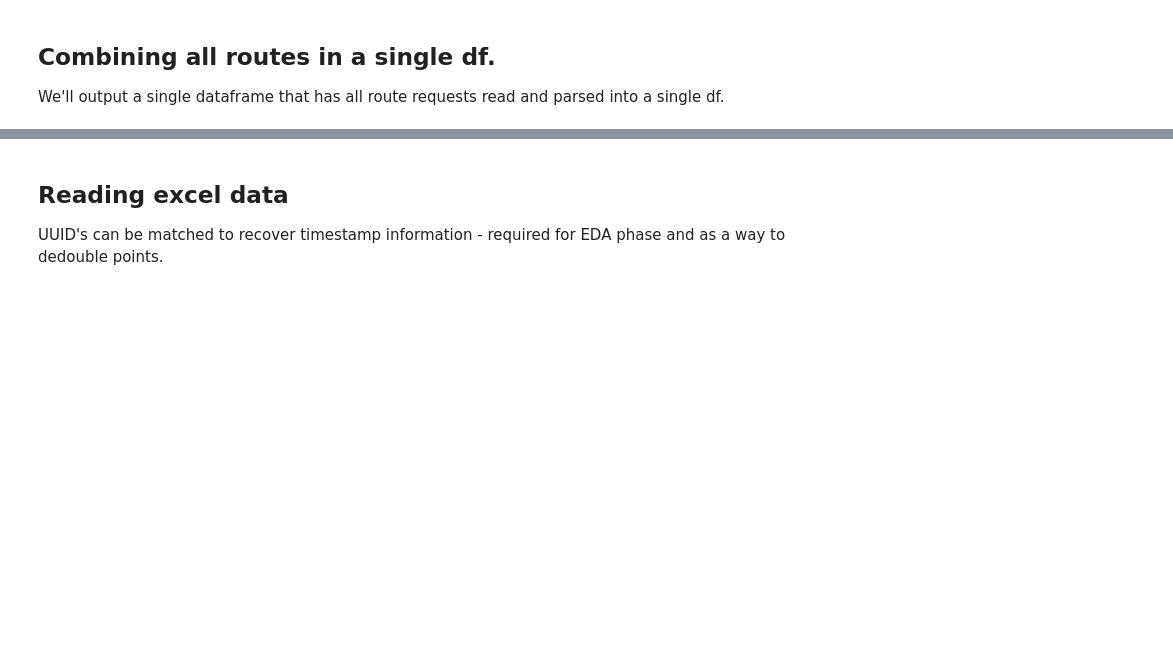
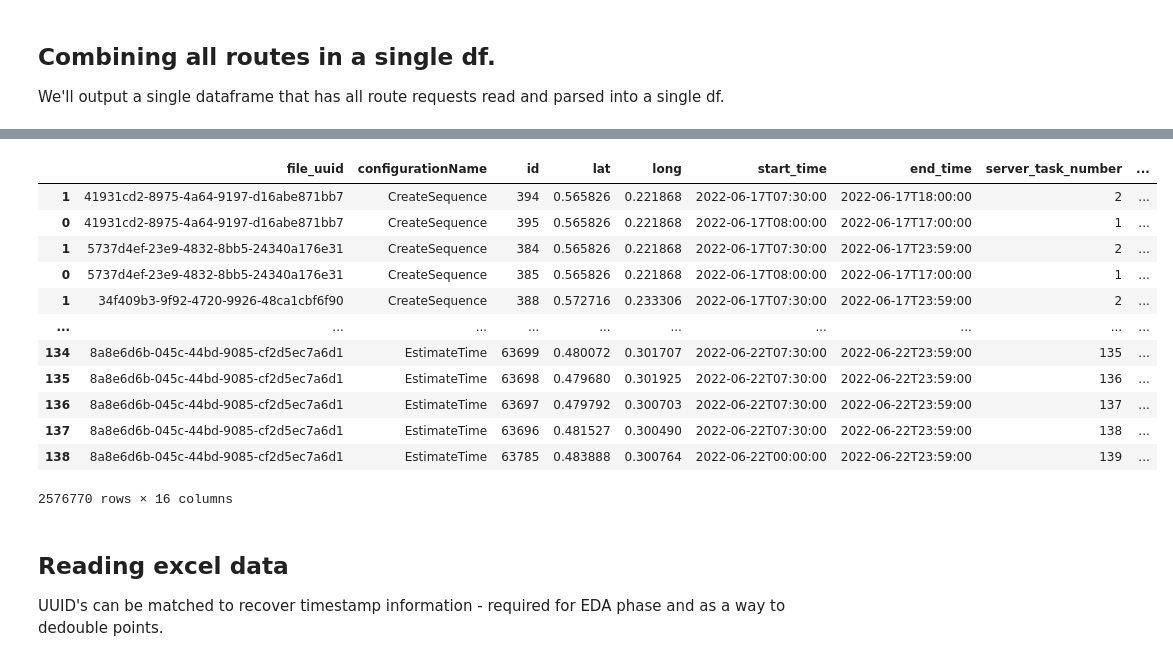
Before and after one commit to Frederic-P/learning-driver-preferences, a Jupyter notebook: notebooks/1 - data extraction.ipynb, the cells around one changed output, grey strips where cells are left out. Saved outputs shown, nothing was run; the diff lists cells and outputs as text; code cells hidden in the pictures; blank space fills up the shorter version.

Commit message:
patched route order NEW CSV generation required

```diff
--- a/notebooks/1 - data extraction.ipynb
+++ b/notebooks/1 - data extraction.ipynb
@@ -58,6 +113,6 @@ def get_route_dataframe(route_id, ymd, idx_file):
 # %%
 
-def json_request_to_df(path):
+def json_request_to_df(path, ordered_list):
     """
         variation on Tim's function 'read_request', we'll not let a funciton decide
         what index file (last integer iin the filename) to read. in stead we do this
@@ -73,31 +128,36 @@ def json_request_to_df(path):
         RETURNS:
             pandas dataframe
     """
+    #WARNING do not convert order_list to int: there's a task with id == E1
     with open(path, 'r') as f:
         request = json.load(f)
     rows = list()
     #meta:
     file_uuid = request['id']
     configurationName = request['configurationName']
-    stop_number = 1
+    task_number = 1
     for task in request['tasks']:
         # TODO: Dit kan efficienter met een specifieke methode (pd.explode, json to dataframe zaken)
-        if task['id'] == 'E1':
-            continue ## TODO: Also retain this task!
+        # if task['id'] == 'E1':
+        #     continue ## TODO: Also retain this task!
         row = {
                 'file_uuid' : file_uuid,
                 'configurationName' : configurationName,
-                'id' : int(task['id']),
+                'id' : task['id'].strip(),                          ###DO NOT cast to int (E1 is also a valid id)
                 'lat' : task['address']['latitude'],
                 'long' : task['address']['longitude'],
                 'start_time' : task['timeWindow']['from'],
                 'end_time' : task['timeWindow']['till'],
-                'stop_number': stop_number
+                'server_task_number': task_number
                 }
-        stop_number += 1
+        task_number += 1
         rows.append(row)
-    #we assume the server JSON response is ordered, so we need the stop_number to increment to build up routes.
-    return pd.DataFrame(rows).sort_values(by = 'stop_number')
+    internal_df = pd.DataFrame(rows)
+    #now sort the internal_df according to the order in ordered_list
+    internal_df = internal_df.sort_values(by='id', key=lambda x: x.map({v: i for i, v in enumerate(ordered_list)}))
+    #STOP ORDER IS HOW YOU SHOULD CONNECT ROUTE POINTS!!!!
+    internal_df["stop_order"] = range(1, len(internal_df) + 1)
+    return internal_df
 
 #reading requests:
 internal_id = 1     #using internal_id we can quikly comminicate with each other what precise file we want to look at for debugging/app-feature design.
@@ -115,7 +175,12 @@ for dir in tqdm(os.listdir(requests_dir)):
             idblock_2 = fn[3]
             idblock_3 = fn[4]
             fq_path = os.path.join(requests_dir, dir, file)
-            content_of_file = json_request_to_df(fq_path)
+            fn = file.split('.')[0].strip()
+            # print(fn)
+            ordered_stops = order_of_stops[fn]
+            # print(ordered_stops)
+            # break
+            content_of_file = json_request_to_df(fq_path, ordered_stops)
             #enabling us to identify rows belong to a specific file on the drive.
             content_of_file['dir'] = dir
             content_of_file['route_id'] = route_id
@@ -128,6 +193,22 @@ for dir in tqdm(os.listdir(requests_dir)):
             all_content.append(content_of_file)
 # %%
 df_requests = pd.concat(all_content)
+# %%
+df_requests
+# %% [output]
+|  | file_uuid | configurationName | id | lat | long | start_time | end_time | server_task_number | ... |
+| 1 | 41931cd2-8975-4a64-9197-d16abe871bb7 | CreateSequence | 394 | 0.565826 | 0.221868 | 2022-06-17T07:30:00 | 2022-06-17T18:00:00 | 2 | ... |
+| 0 | 41931cd2-8975-4a64-9197-d16abe871bb7 | CreateSequence | 395 | 0.565826 | 0.221868 | 2022-06-17T08:00:00 | 2022-06-17T17:00:00 | 1 | ... |
+| 1 | 5737d4ef-23e9-4832-8bb5-24340a176e31 | CreateSequence | 384 | 0.565826 | 0.221868 | 2022-06-17T07:30:00 | 2022-06-17T23:59:00 | 2 | ... |
+| 0 | 5737d4ef-23e9-4832-8bb5-24340a176e31 | CreateSequence | 385 | 0.565826 | 0.221868 | 2022-06-17T08:00:00 | 2022-06-17T17:00:00 | 1 | ... |
+| 1 | 34f409b3-9f92-4720-9926-48ca1cbf6f90 | CreateSequence | 388 | 0.572716 | 0.233306 | 2022-06-17T07:30:00 | 2022-06-17T23:59:00 | 2 | ... |
+| ... | ... | ... | ... | ... | ... | ... | ... | ... | ... |
+| 134 | 8a8e6d6b-045c-44bd-9085-cf2d5ec7a6d1 | EstimateTime | 63699 | 0.480072 | 0.301707 | 2022-06-22T07:30:00 | 2022-06-22T23:59:00 | 135 | ... |
+| 135 | 8a8e6d6b-045c-44bd-9085-cf2d5ec7a6d1 | EstimateTime | 63698 | 0.479680 | 0.301925 | 2022-06-22T07:30:00 | 2022-06-22T23:59:00 | 136 | ... |
+| 136 | 8a8e6d6b-045c-44bd-9085-cf2d5ec7a6d1 | EstimateTime | 63697 | 0.479792 | 0.300703 | 2022-06-22T07:30:00 | 2022-06-22T23:59:00 | 137 | ... |
+| 137 | 8a8e6d6b-045c-44bd-9085-cf2d5ec7a6d1 | EstimateTime | 63696 | 0.481527 | 0.300490 | 2022-06-22T07:30:00 | 2022-06-22T23:59:00 | 138 | ... |
+| 138 | 8a8e6d6b-045c-44bd-9085-cf2d5ec7a6d1 | EstimateTime | 63785 | 0.483888 | 0.300764 | 2022-06-22T00:00:00 | 2022-06-22T23:59:00 | 139 | ... |
+2576770 rows × 16 columns
 # %%
 os.makedirs('../data/intermediate', exist_ok=True)
 df_requests.to_csv('../data/intermediate/requests.csv', index=False)
```
Also changed, not shown: parts of 5 cells of this notebook, 2 other files.
